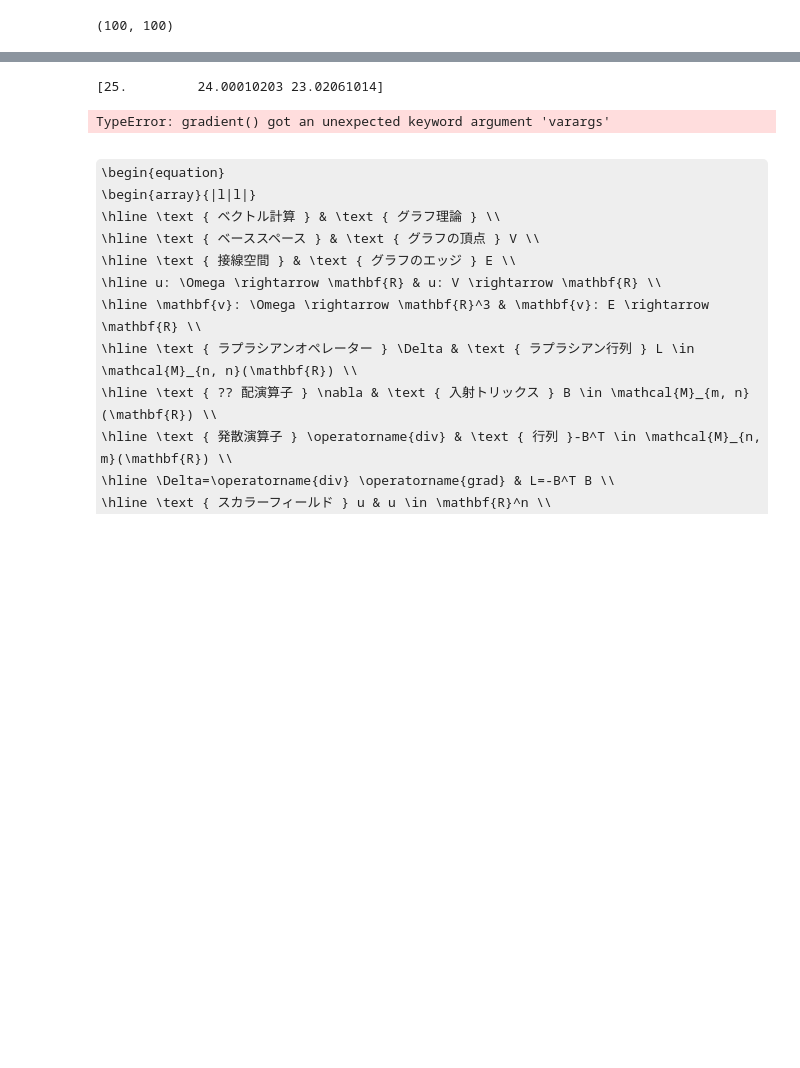
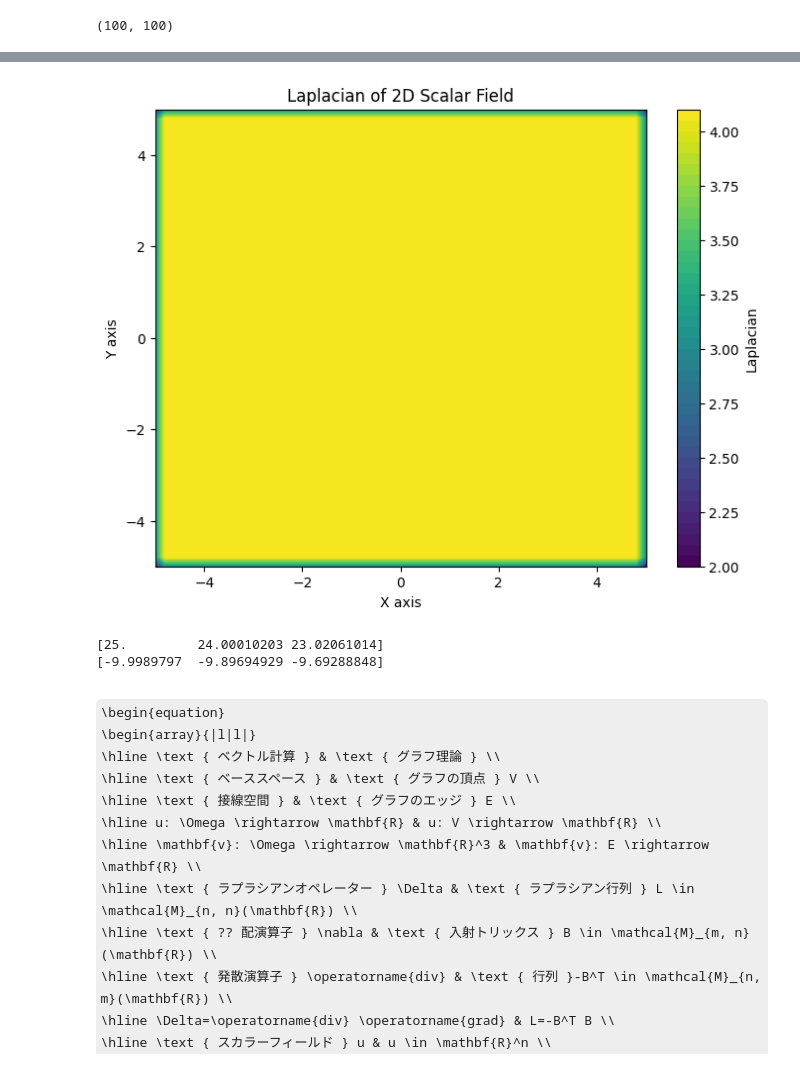
Before and after one commit to hiroshi0530/wa-src, a Jupyter notebook: rec/graph/02/02_nb.ipynb, the cells around one changed output, grey strips where cells are left out. Cells and saved outputs as stored; diff of their text form; code cells hidden in the pictures; some formulas as TeX source; blank space fills up the shorter version.

```diff
--- a/rec/graph/02/02_nb.ipynb
+++ b/rec/graph/02/02_nb.ipynb
@@ -175,6 +175,8 @@ def f(x, y):
 
 
 # 空間領域の定義
+
+
 x = np.linspace(-5, 5, 100)
 y = np.linspace(-5, 5, 100)
 X, Y = np.meshgrid(x, y)
@@ -183,7 +185,8 @@ X, Y = np.meshgrid(x, y)
 Z = f(X, Y)
 
 # ラプラシアンの計算
-laplacian = np.gradient(np.gradient(Z, axis=0), axis=0) + np.gradient(np.gradient(Z, axis=1), axis=1)
+h = 0.1
+laplacian = np.gradient(np.gradient(Z, h, axis=0), h, axis=0) + np.gradient(np.gradient(Z, h, axis=1), h, axis=1)
 
 # 2次元プロットでラプラシアンを表示
 plt.figure(figsize=(8, 6))
@@ -198,3 +200,4 @@ plt.show()
+[figure, added]
 # %%
 import numpy as np
 
@@ -207,11 +210,14 @@ x = np.linspace(-5, 5, 100)
 
 # print(x)
 print(np.square(x)[:3])
-print(np.gradient(np.square(x), varargs=)[:3])
+print(np.gradient(np.square(x), 0.1)[:3])
 # np.square(x)
+
+
+# np.gradient?
 # %% [output]
 [25.         24.00010203 23.02061014]
+[-9.9989797  -9.89694929 -9.69288848]
-TypeError: gradient() got an unexpected keyword argument 'varargs'
 # %% [markdown]
 \begin{equation}
 \begin{array}{|l|l|}
```
Also changed, not shown: parts of 2 cells of this notebook, 2 other files.
